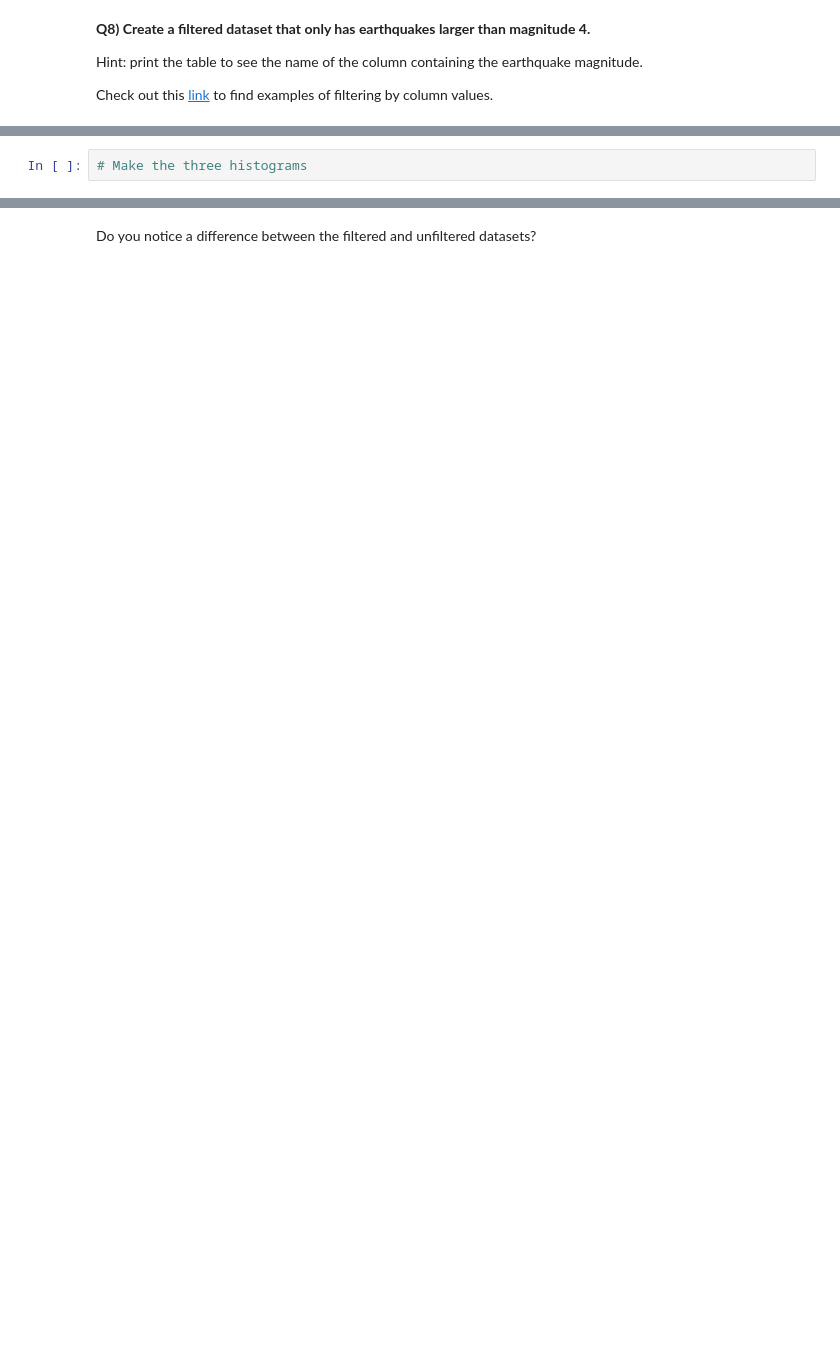
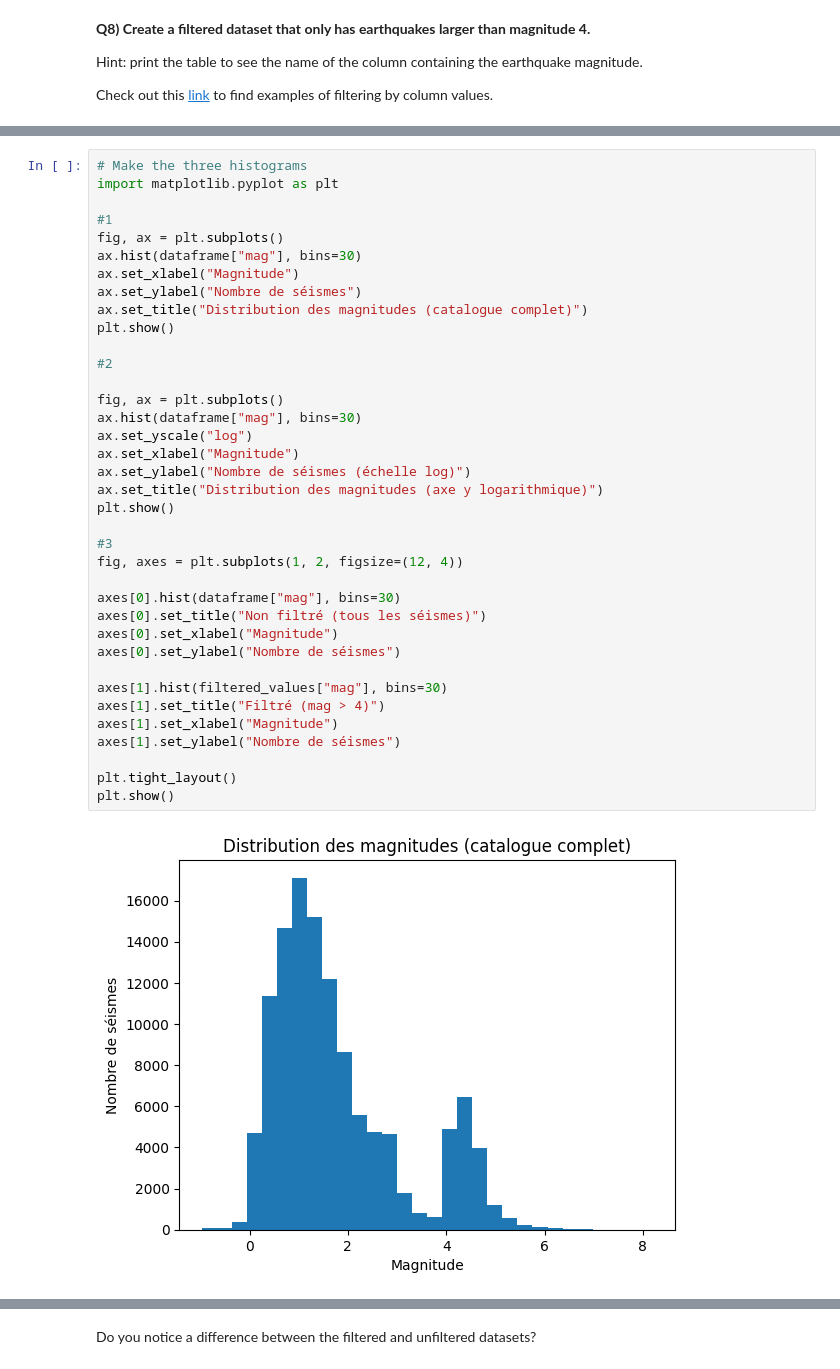
Before and after one commit to LucaSchaerz/2025_Intro_Python, a Jupyter notebook: live/part-I/1.5-pandas-environmental-exercises.ipynb, the cells around one changed output, grey strips where cells are left out. Cells and saved outputs as stored; diff of their text form; blank space fills up the shorter version.

```diff
--- a/live/part-I/1.5-pandas-environmental-exercises.ipynb
+++ b/live/part-I/1.5-pandas-environmental-exercises.ipynb
@@ -187,5 +311,42 @@ side.
 <img src="https://raw.githubusercontent.com/gse-unil/2026_MLEES_book/main/part-I/_static/1.5-target-hist-filtered-unfiltered.png" alt="Two histograms of earthquake magnitude side by side, one for events above magnitude 4 and one for the whole catalog" width="100%">
 
 <em>The filtered and unfiltered magnitude distributions, drawn on their own count axes.</em>
-# %%
-# Make the three histograms
+# %%
+# Make the three histograms
+import matplotlib.pyplot as plt
+
+#1
+fig, ax = plt.subplots()
+ax.hist(dataframe["mag"], bins=30)
+ax.set_xlabel("Magnitude")
+ax.set_ylabel("Nombre de séismes")
+ax.set_title("Distribution des magnitudes (catalogue complet)")
+plt.show()
+
+#2
+
+fig, ax = plt.subplots()
+ax.hist(dataframe["mag"], bins=30)
+ax.set_yscale("log")
+ax.set_xlabel("Magnitude")
+ax.set_ylabel("Nombre de séismes (échelle log)")
+ax.set_title("Distribution des magnitudes (axe y logarithmique)")
+plt.show()
+
+#3
+fig, axes = plt.subplots(1, 2, figsize=(12, 4))
+
+axes[0].hist(dataframe["mag"], bins=30)
+axes[0].set_title("Non filtré (tous les séismes)")
+axes[0].set_xlabel("Magnitude")
+axes[0].set_ylabel("Nombre de séismes")
+
+axes[1].hist(filtered_values["mag"], bins=30)
+axes[1].set_title("Filtré (mag > 4)")
+axes[1].set_xlabel("Magnitude")
+axes[1].set_ylabel("Nombre de séismes")
+
+plt.tight_layout()
+plt.show()
+# %% [output]
+[figure, added]
```
Also changed, not shown: parts of 17 cells of this notebook.
